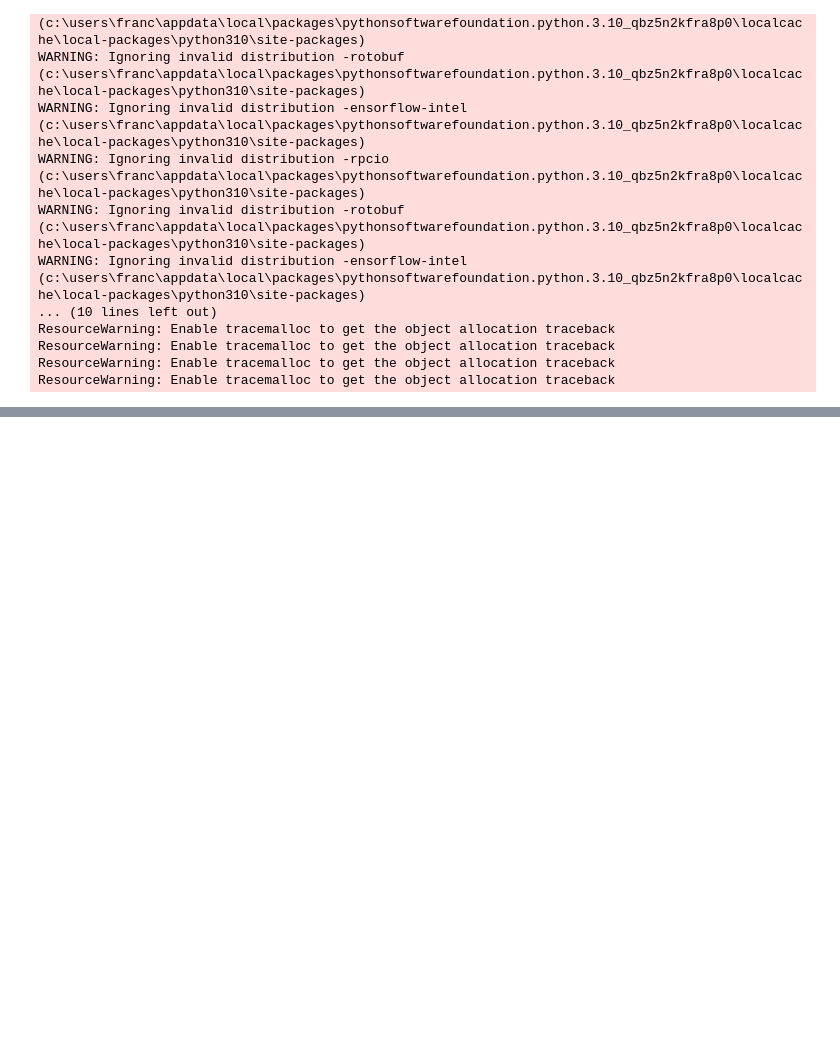
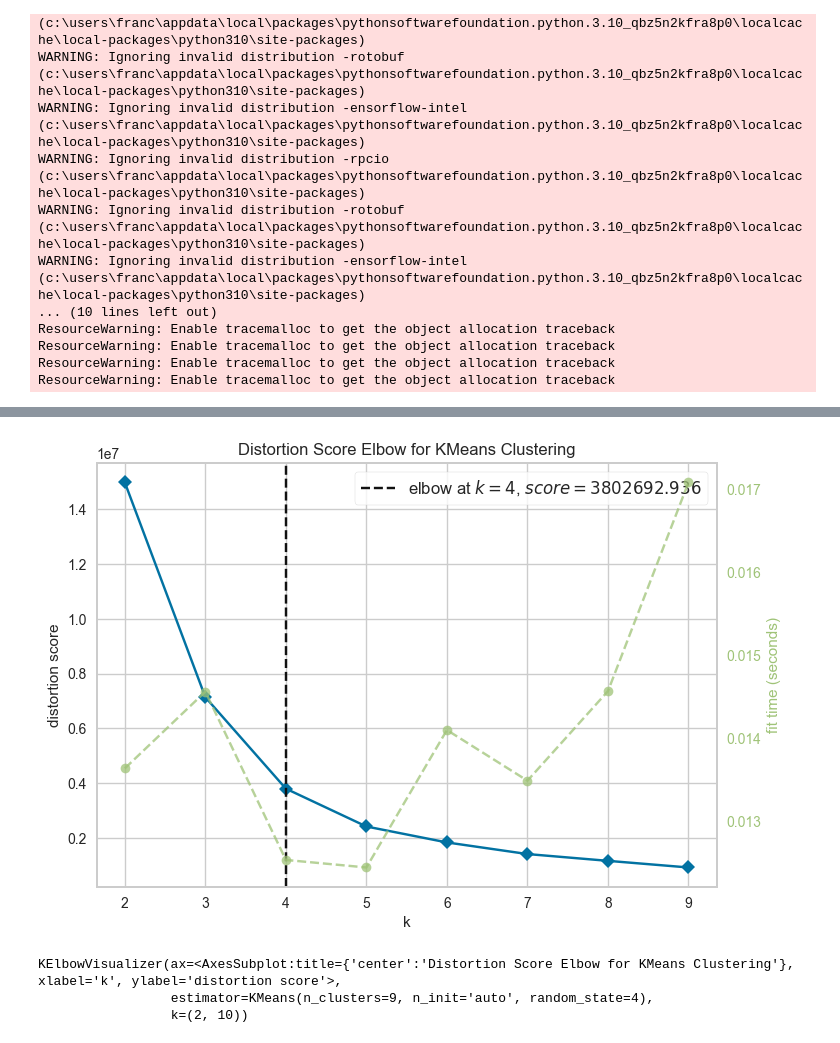
Before and after one commit to Franck-PepperLabs/pepper_automatic_product_classification_engine, a Jupyter notebook: notebooks/trashme.ipynb, the cells around one changed output, grey strips where cells are left out. Cells and saved outputs as stored; diff of their text form; code cells hidden in the pictures; blank space fills up the shorter version.

```diff
--- a/notebooks/trashme.ipynb
+++ b/notebooks/trashme.ipynb
@@ -2071,0 +2162,14 @@ def get_embedding(text):
+# %%
+from sklearn.cluster import KMeans
+from yellowbrick.cluster.elbow import kelbow_visualizer
+from yellowbrick.datasets.loaders import load_nfl
+
+X, y = load_nfl()
+
+# Use the quick method and immediately show the figure
+kelbow_visualizer(KMeans(random_state=4, n_init="auto"), X, k=(2,10))
+# %% [output]
+[figure, added]
+KElbowVisualizer(ax=<AxesSubplot:title={'center':'Distortion Score Elbow for KMeans Clustering'}, xlabel='k', ylabel='distortion score'>,
+                 estimator=KMeans(n_clusters=9, n_init='auto', random_state=4),
+                 k=(2, 10))
```
Also changed, not shown: parts of 40 cells of this notebook, 3 other files.
